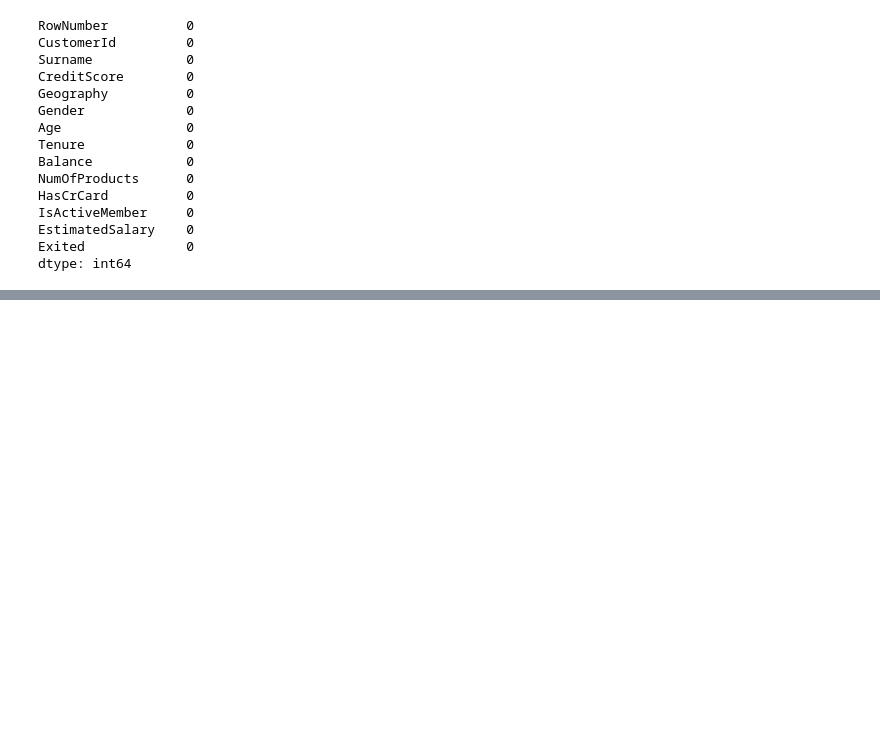
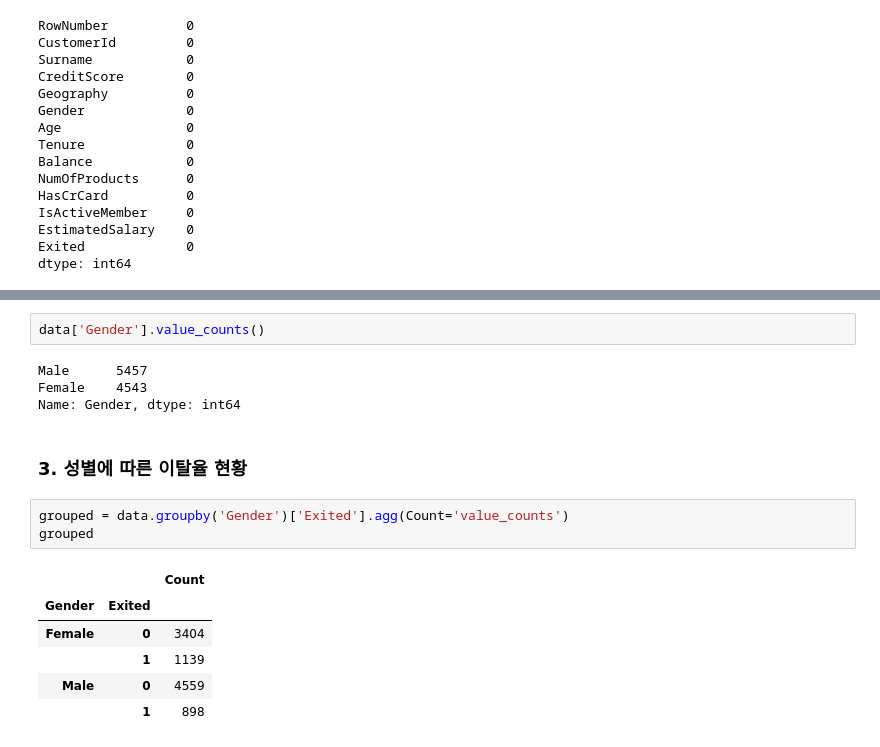
Before and after one commit to SLCFLAB/Data-Science-Python, a Jupyter notebook: Day 3/3. Bank customer churn (additional).ipynb, the cells around one changed output, grey strips where cells are left out. Cells and saved outputs as stored; diff of their text form; blank space fills up the shorter version.

```diff
--- a/Day 3/3. Bank customer churn (additional).ipynb
+++ b/Day 3/3. Bank customer churn (additional).ipynb
@@ -55,0 +114,18 @@ Name: Exited, dtype: int64
+# %%
+data['Gender'].value_counts()
+# %% [output]
+Male      5457
+Female    4543
+Name: Gender, dtype: int64
+# %% [markdown]
+### 3. 성별에 따른 이탈율 현황
+# %%
+grouped = data.groupby('Gender')['Exited'].agg(Count='value_counts')
+grouped
+# %% [output]
+|  |  | Count |
+| Gender | Exited |  |
+| Female | 0 | 3404 |
+|  | 1 | 1139 |
+| Male | 0 | 4559 |
+|  | 1 | 898 |
```
Also changed, not shown: parts of 13 cells of this notebook.
